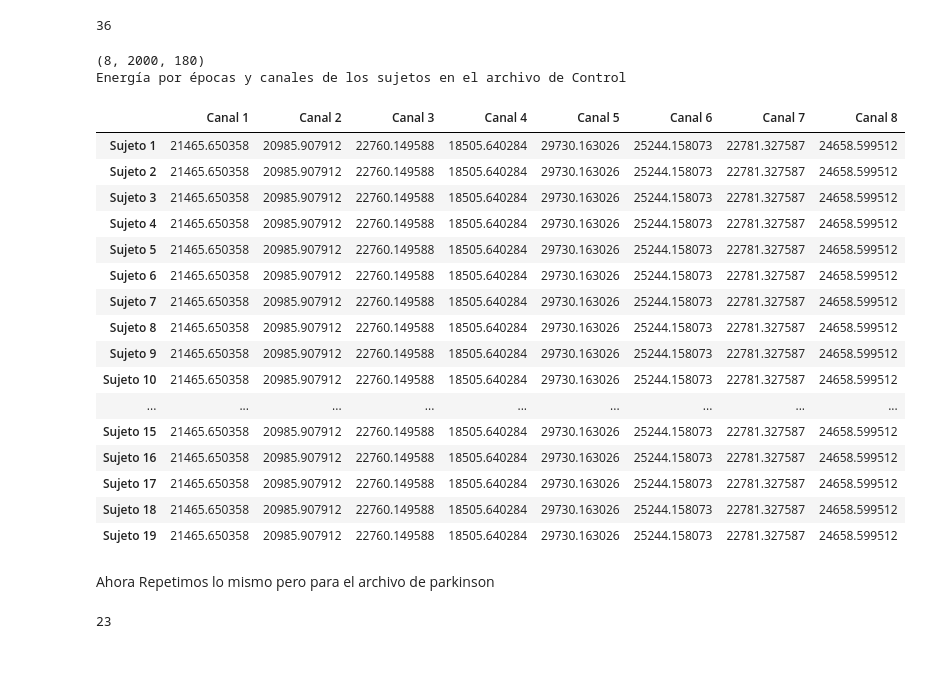
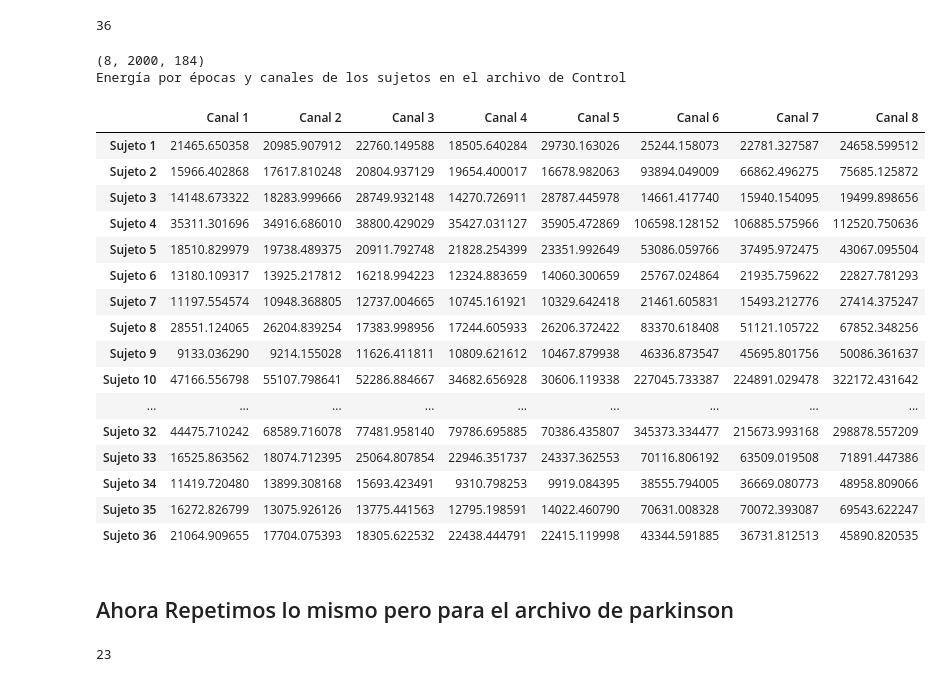
Before and after one commit to dinamus922/Biosenales, a Jupyter notebook: Practica3/Principal/Comparacion_Energia.ipynb, the cells around one changed output. Drawn from its saved outputs; the diff is of its cells as text; code cells hidden in the pictures.

```diff
--- a/Practica3/Principal/Comparacion_Energia.ipynb
+++ b/Practica3/Principal/Comparacion_Energia.ipynb
@@ -115,8 +115,10 @@ Energia_Control = {}
 print(len(control))
 
 # Recorremos el archivo control para calcular la energía promedio
-for i in range(len(archivo_control)):
-    dataControl
+for i in range(len(control)):
+    # Cargamos la ruta del archivo control y parkinson
+    archivo_control = control[i]
+    ruta_Control = os.path.join('../Data/control', archivo_control)
     data = sio.loadmat(ruta_Control)
     signal = data["data"]
     energia_promedio = EnergiaProm(signal)
@@ -125,34 +127,34 @@ for i in range(len(archivo_control)):
 36
 # %%
 print(signal.shape)
-Canales = [f'Canal {i+1}' for i in range(0,8)] #Ponemos en el rango 8, ya que sería el número de canales y deben salir 36 sujetos
+Canales = [f'Canal {i+1}' for i in range(signal.shape[0])] #Shape[0], o sea la posiciòn cero de shape, que corresponde al nùmero de canales = 8
 df_control = pd.DataFrame.from_dict(Energia_Control, orient='index', columns=Canales)
 
 print("Energía por épocas y canales de los sujetos en el archivo de Control")
 
 df_control
 # %% [output]
-(8, 2000, 180)
+(8, 2000, 184)
 Energía por épocas y canales de los sujetos en el archivo de Control
 |  | Canal 1 | Canal 2 | Canal 3 | Canal 4 | Canal 5 | Canal 6 | Canal 7 | Canal 8 |
 | Sujeto 1 | 21465.650358 | 20985.907912 | 22760.149588 | 18505.640284 | 29730.163026 | 25244.158073 | 22781.327587 | 24658.599512 |
-| Sujeto 2 | 21465.650358 | 20985.907912 | 22760.149588 | 18505.640284 | 29730.163026 | 25244.158073 | 22781.327587 | 24658.599512 |
-| Sujeto 3 | 21465.650358 | 20985.907912 | 22760.149588 | 18505.640284 | 29730.163026 | 25244.158073 | 22781.327587 | 24658.599512 |
-| Sujeto 4 | 21465.650358 | 20985.907912 | 22760.149588 | 18505.640284 | 29730.163026 | 25244.158073 | 22781.327587 | 24658.599512 |
-| Sujeto 5 | 21465.650358 | 20985.907912 | 22760.149588 | 18505.640284 | 29730.163026 | 25244.158073 | 22781.327587 | 24658.599512 |
-| Sujeto 6 | 21465.650358 | 20985.907912 | 22760.149588 | 18505.640284 | 29730.163026 | 25244.158073 | 22781.327587 | 24658.599512 |
-| Sujeto 7 | 21465.650358 | 20985.907912 | 22760.149588 | 18505.640284 | 29730.163026 | 25244.158073 | 22781.327587 | 24658.599512 |
-| Sujeto 8 | 21465.650358 | 20985.907912 | 22760.149588 | 18505.640284 | 29730.163026 | 25244.158073 | 22781.327587 | 24658.599512 |
-| Sujeto 9 | 21465.650358 | 20985.907912 | 22760.149588 | 18505.640284 | 29730.163026 | 25244.158073 | 22781.327587 | 24658.599512 |
-| Sujeto 10 | 21465.650358 | 20985.907912 | 22760.149588 | 18505.640284 | 29730.163026 | 25244.158073 | 22781.327587 | 24658.599512 |
+| Sujeto 2 | 15966.402868 | 17617.810248 | 20804.937129 | 19654.400017 | 16678.982063 | 93894.049009 | 66862.496275 | 75685.125872 |
+| Sujeto 3 | 14148.673322 | 18283.999666 | 28749.932148 | 14270.726911 | 28787.445978 | 14661.417740 | 15940.154095 | 19499.898656 |
+| Sujeto 4 | 35311.301696 | 34916.686010 | 38800.429029 | 35427.031127 | 35905.472869 | 106598.128152 | 106885.575966 | 112520.750636 |
+| Sujeto 5 | 18510.829979 | 19738.489375 | 20911.792748 | 21828.254399 | 23351.992649 | 53086.059766 | 37495.972475 | 43067.095504 |
+| Sujeto 6 | 13180.109317 | 13925.217812 | 16218.994223 | 12324.883659 | 14060.300659 | 25767.024864 | 21935.759622 | 22827.781293 |
+| Sujeto 7 | 11197.554574 | 10948.368805 | 12737.004665 | 10745.161921 | 10329.642418 | 21461.605831 | 15493.212776 | 27414.375247 |
+| Sujeto 8 | 28551.124065 | 26204.839254 | 17383.998956 | 17244.605933 | 26206.372422 | 83370.618408 | 51121.105722 | 67852.348256 |
+| Sujeto 9 | 9133.036290 | 9214.155028 | 11626.411811 | 10809.621612 | 10467.879938 | 46336.873547 | 45695.801756 | 50086.361637 |
+| Sujeto 10 | 47166.556798 | 55107.798641 | 52286.884667 | 34682.656928 | 30606.119338 | 227045.733387 | 224891.029478 | 322172.431642 |
 | ... | ... | ... | ... | ... | ... | ... | ... | ... |
-| Sujeto 15 | 21465.650358 | 20985.907912 | 22760.149588 | 18505.640284 | 29730.163026 | 25244.158073 | 22781.327587 | 24658.599512 |
-| Sujeto 16 | 21465.650358 | 20985.907912 | 22760.149588 | 18505.640284 | 29730.163026 | 25244.158073 | 22781.327587 | 24658.599512 |
-| Sujeto 17 | 21465.650358 | 20985.907912 | 22760.149588 | 18505.640284 | 29730.163026 | 25244.158073 | 22781.327587 | 24658.599512 |
-| Sujeto 18 | 21465.650358 | 20985.907912 | 22760.149588 | 18505.640284 | 29730.163026 | 25244.158073 | 22781.327587 | 24658.599512 |
-| Sujeto 19 | 21465.650358 | 20985.907912 | 22760.149588 | 18505.640284 | 29730.163026 | 25244.158073 | 22781.327587 | 24658.599512 |
+| Sujeto 32 | 44475.710242 | 68589.716078 | 77481.958140 | 79786.695885 | 70386.435807 | 345373.334477 | 215673.993168 | 298878.557209 |
+| Sujeto 33 | 16525.863562 | 18074.712395 | 25064.807854 | 22946.351737 | 24337.362553 | 70116.806192 | 63509.019508 | 71891.447386 |
+| Sujeto 34 | 11419.720480 | 13899.308168 | 15693.423491 | 9310.798253 | 9919.084395 | 38555.794005 | 36669.080773 | 48958.809066 |
+| Sujeto 35 | 16272.826799 | 13075.926126 | 13775.441563 | 12795.198591 | 14022.460790 | 70631.008328 | 70072.393087 | 69543.622247 |
+| Sujeto 36 | 21064.909655 | 17704.075393 | 18305.622532 | 22438.444791 | 22415.119998 | 43344.591885 | 36731.812513 | 45890.820535 |
 # %% [markdown]
-Ahora Repetimos lo mismo pero para el archivo de parkinson
+## Ahora Repetimos lo mismo pero para el archivo de parkinson
 # %%
 Energia_Parkinson = {}
 print(len(parkinson))
```
Also changed, not shown: parts of 3 cells of this notebook.
